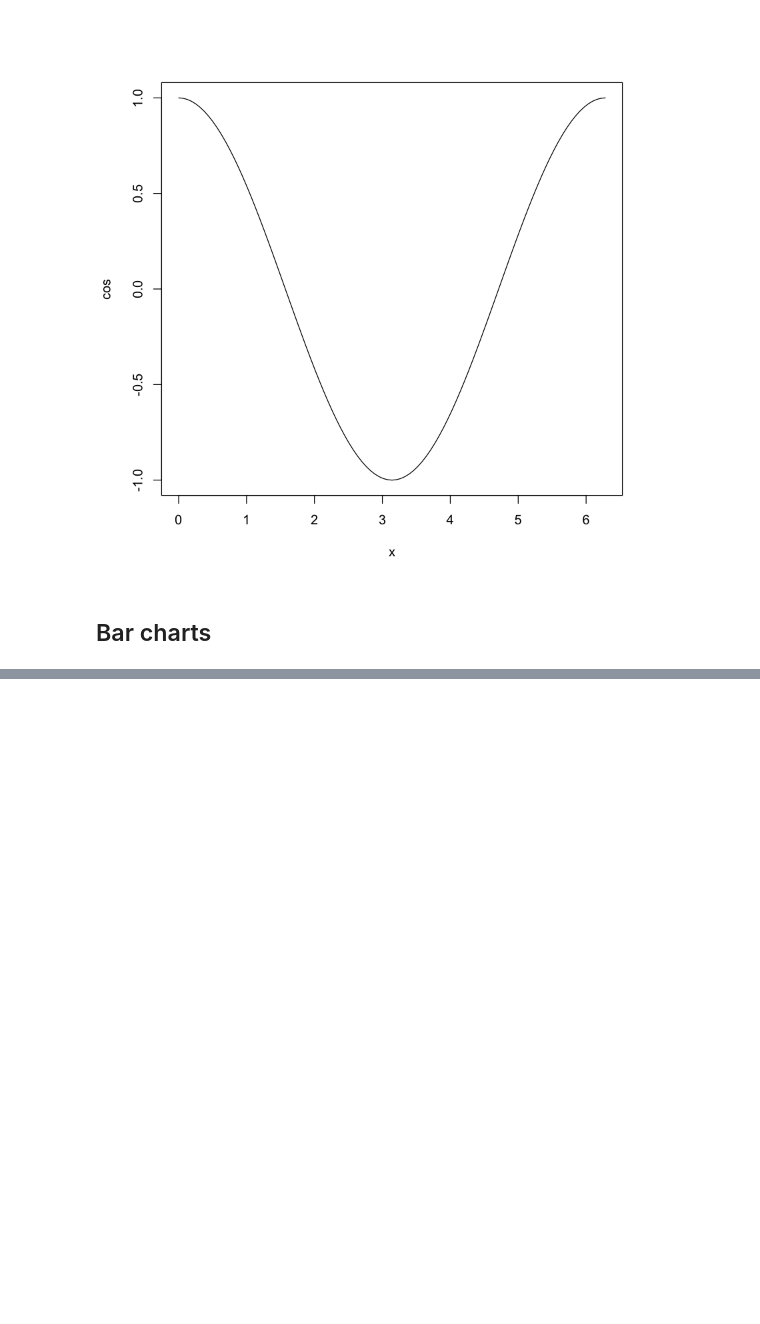
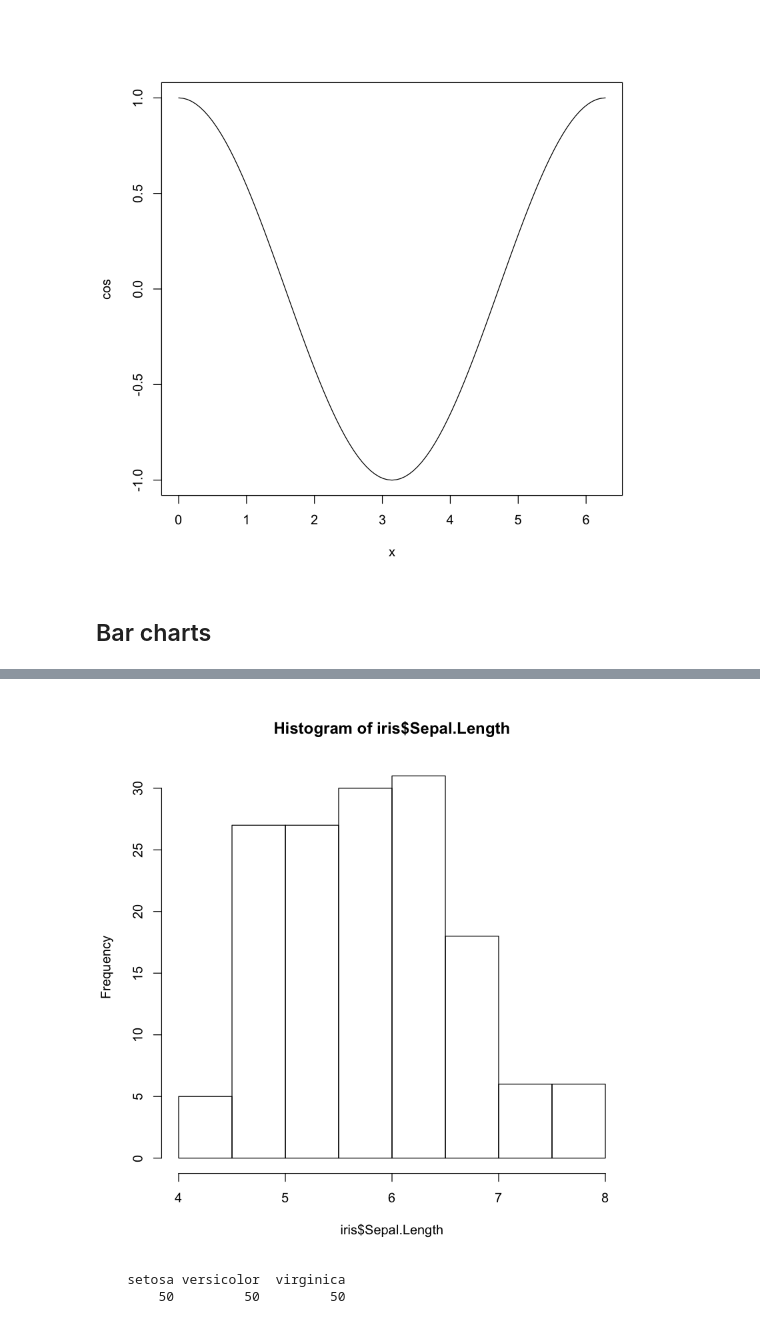
Before and after one commit to i-knock/mixed_methods, a Jupyter notebook: freecodecamp/fcc_tutorial.ipynb, the cells around one changed output, grey strips where cells are left out. Drawn from its saved outputs; the diff is of its cells as text; code cells hidden in the pictures; blank space fills up the shorter version.

```diff
--- a/freecodecamp/fcc_tutorial.ipynb
+++ b/freecodecamp/fcc_tutorial.ipynb
@@ -157,0 +202,9 @@ plot(cos, 0, 2*pi) # Look at how the range is specified!
+# %%
+hist(iris$Sepal.Length)
+# %% [output]
+[figure, added]
+# %%
+table(iris$Species)
+# %% [output]
+    setosa versicolor  virginica
+        50         50         50
```
Also changed, not shown: parts of 29 cells of this notebook, 11 other files.
